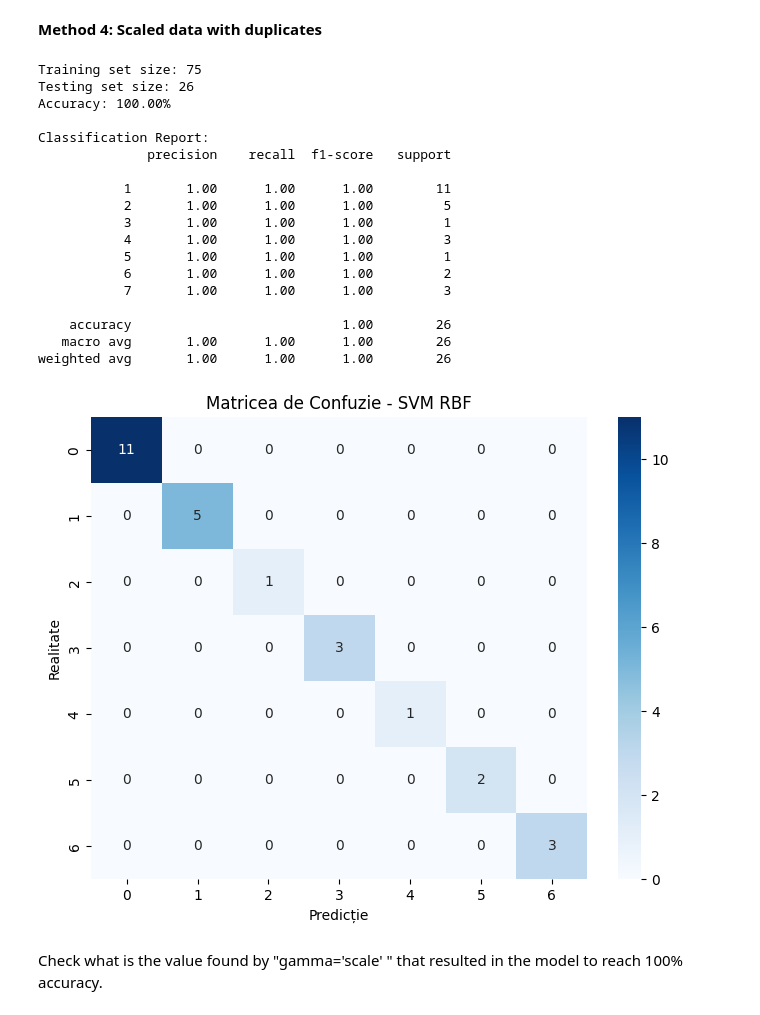
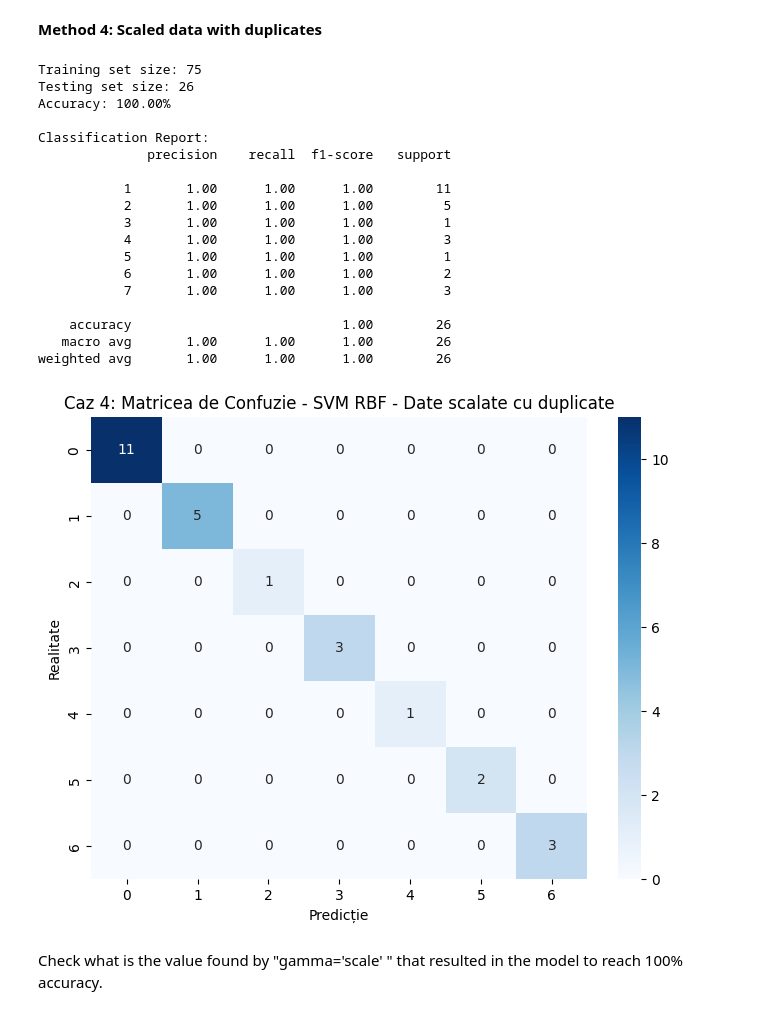
Before and after one commit to DenisaEM/ProiectIA-, a Jupyter notebook: ProiectIA_ZOO_with_SVM.ipynb, the cells around one changed output. Cells and saved outputs as stored; diff of their text form; code cells hidden in the pictures.

```diff
--- a/ProiectIA_ZOO_with_SVM.ipynb
+++ b/ProiectIA_ZOO_with_SVM.ipynb
@@ -418,35 +412,35 @@ print(f"Accuracy: {accuracy_score(y_test2, predictie_scaled2) * 100:.2f}%")
 print("\nClassification Report:")
 print(classification_report(y_test2, predictie_scaled2, zero_division=0))
 
 # Calculating the confusion matrix
 cm = confusion_matrix(y_test2, predictie_scaled2)
 
 plt.figure(figsize=(8,6))
 sns.heatmap(cm, annot=True, fmt='d', cmap='Blues')
 plt.xlabel('Predicție')
 plt.ylabel('Realitate')
-plt.title('Matricea de Confuzie - SVM RBF')
+plt.title('Caz 4: Matricea de Confuzie - SVM RBF - Date scalate cu duplicate')
 plt.show()
 # %% [output]
 Training set size: 75
 Testing set size: 26
 Accuracy: 100.00%
 
 Classification Report:
               precision    recall  f1-score   support
 
            1       1.00      1.00      1.00        11
            2       1.00      1.00      1.00         5
            3       1.00      1.00      1.00         1
            4       1.00      1.00      1.00         3
            5       1.00      1.00      1.00         1
            6       1.00      1.00      1.00         2
            7       1.00      1.00      1.00         3
 
     accuracy                           1.00        26
    macro avg       1.00      1.00      1.00        26
 weighted avg       1.00      1.00      1.00        26
-[figure, old version]
+[figure, new version]
 # %% [markdown]
 Check what is the value found by "gamma='scale' " that resulted in the model to reach 100% accuracy.
 # %%
```
Also changed, not shown: parts of 6 cells of this notebook.
